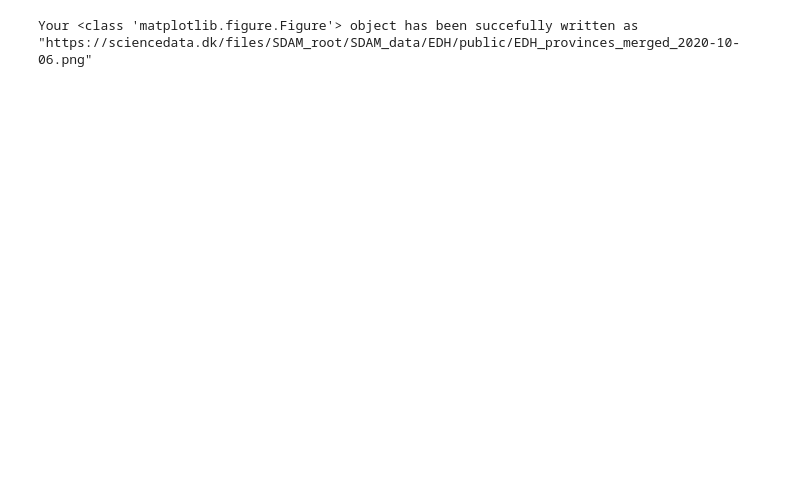
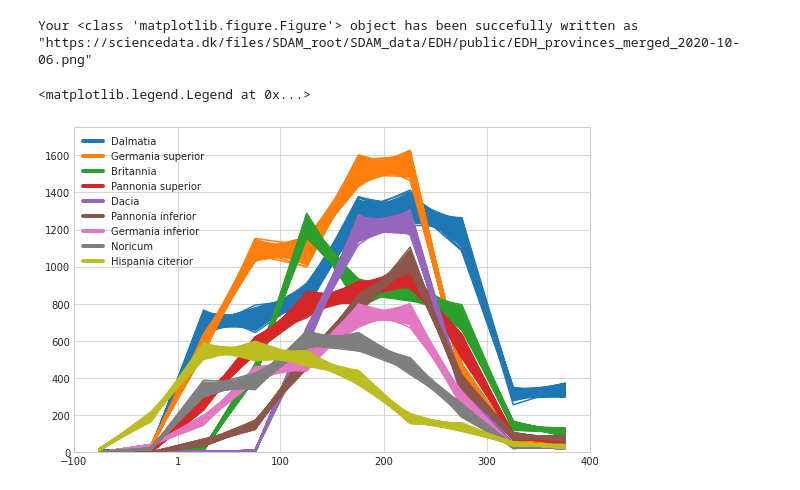
Before and after one commit to sdam-au/EDH_exploration, a Jupyter notebook: scripts/Py_EDH_TEMPORAL_EXPLORATION.ipynb, the cells around one changed output. Cells and saved outputs as stored; diff of their text form; code cells hidden in the pictures; blank space fills up the shorter version.

```diff
--- a/scripts/Py_EDH_TEMPORAL_EXPLORATION.ipynb
+++ b/scripts/Py_EDH_TEMPORAL_EXPLORATION.ipynb
@@ -748,3 +743,25 @@ ax.legend(handles=markers)
 sddk.write_file("SDAM_data/EDH/public/EDH_provinces_merged_2020-10-06.png", fig, conf)
 # %% [output]
 Your <class 'matplotlib.figure.Figure'> object has been succefully written as "https://sciencedata.dk/files/SDAM_root/SDAM_data/EDH/public/EDH_provinces_merged_2020-10-06.png"
+# %%
+# the same without Thracia
+fig, ax = plt.subplots(1, 1, figsize=(8, 5), tight_layout=True)
+
+n_of_provinces = 9
+
+markers = []
+for province, color in zip(list(provinces_counts.keys())[:n_of_provinces], tab_colors_list[:n_of_provinces]):
+    province_df = EDH_dated[EDH_dated["province_label_clean"]==province]
+    province_sim = timeblocks_from_randoms(province_df,  "random_dates", [-100, 400, 50])
+    layer = plot_timeblocks_data(province_sim, ax=ax, color=color)
+    markers.append(mlines.Line2D([], [], linewidth=4, label=province, color=color))
+
+ax.set_xlim(-100, 400)
+ax.set_xticks([-100, 1, 100, 200, 300, 400])
+ax.set_ylim(0, 1750)
+
+ax.legend(handles=markers)
+#plt.legend(tab_colors_list[:5], [province[0] for province in provinces_counts[:5]])
+# %% [output]
+<matplotlib.legend.Legend at 0x...>
+[figure, added]
```
Also changed, not shown: parts of 18 cells of this notebook.
